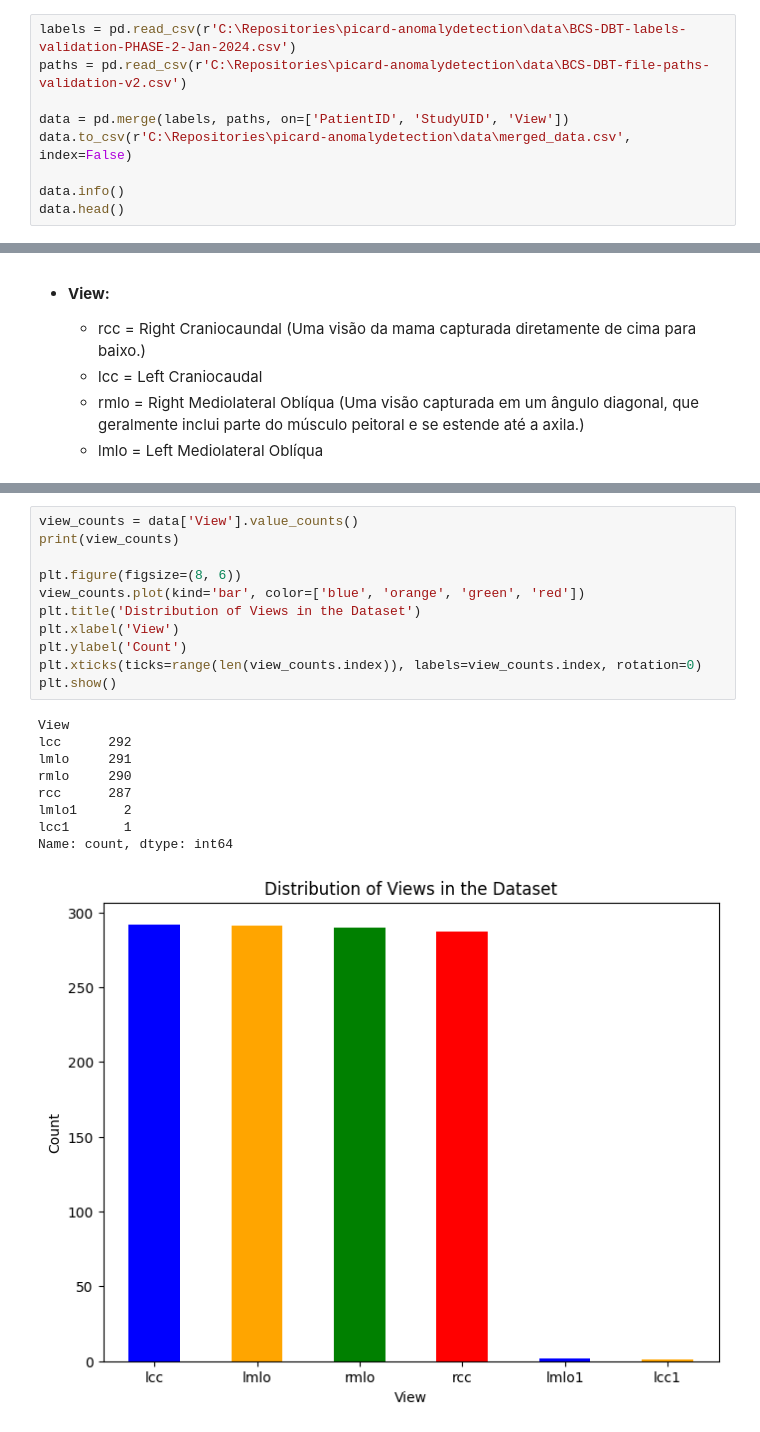
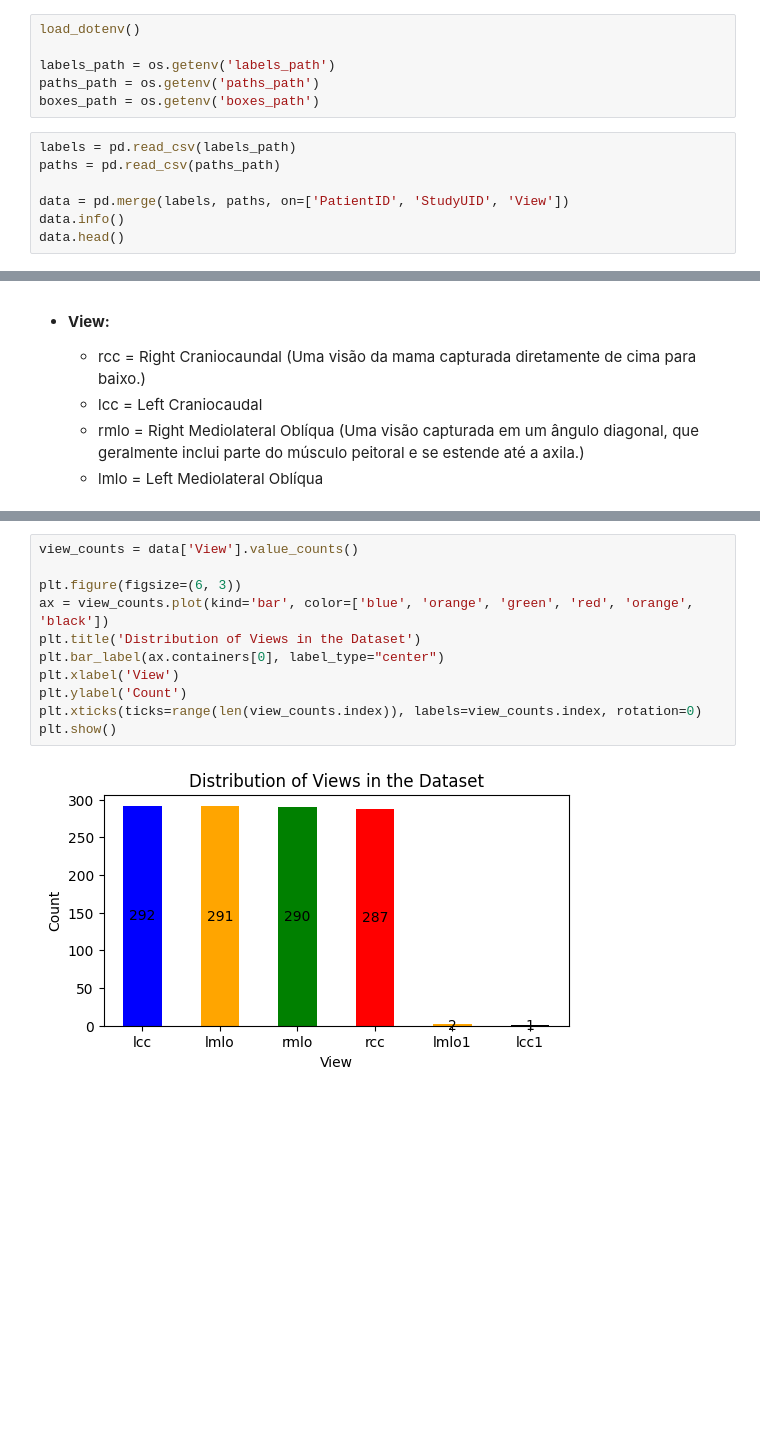
Before and after one commit to Carlos3du/picard-anomalydetection, a Jupyter notebook: cepc/notebooks/aed.ipynb, the cells around one changed output, grey strips where cells are left out. Saved outputs shown, nothing was run; the diff lists cells and outputs as text; blank space fills up the shorter version.

Commit message:
feat: added new aed views

```diff
--- a/cepc/notebooks/aed.ipynb
+++ b/cepc/notebooks/aed.ipynb
@@ -4,10 +6,14 @@ import matplotlib.pyplot as plt
+# %%
+load_dotenv()
+
+labels_path = os.getenv('labels_path')
+paths_path = os.getenv('paths_path')
+boxes_path = os.getenv('boxes_path')
 # %%
-labels = pd.read_csv(r'C:\Repositories\picard-anomalydetection\data\BCS-DBT-labels-validation-PHASE-2-Jan-2024.csv')
-paths = pd.read_csv(r'C:\Repositories\picard-anomalydetection\data\BCS-DBT-file-paths-validation-v2.csv')
+labels = pd.read_csv(labels_path)
+paths = pd.read_csv(paths_path)
 
 data = pd.merge(labels, paths, on=['PatientID', 'StudyUID', 'View'])
-data.to_csv(r'C:\Repositories\picard-anomalydetection\data\merged_data.csv', index=False)
-
 data.info()
 data.head()
 # %% [output]
@@ -49,22 +71,14 @@ Total number of unique patients: 280
 # %%
 view_counts = data['View'].value_counts()
-print(view_counts)
 
-plt.figure(figsize=(8, 6))
-view_counts.plot(kind='bar', color=['blue', 'orange', 'green', 'red'])
+plt.figure(figsize=(6, 3))
+ax = view_counts.plot(kind='bar', color=['blue', 'orange', 'green', 'red', 'orange', 'black'])
 plt.title('Distribution of Views in the Dataset')
+plt.bar_label(ax.containers[0], label_type="center")
 plt.xlabel('View')
 plt.ylabel('Count')
 plt.xticks(ticks=range(len(view_counts.index)), labels=view_counts.index, rotation=0)
 plt.show()
 # %% [output]
-View
-lcc      292
-lmlo     291
-rmlo     290
-rcc      287
-lmlo1      2
-lcc1       1
-Name: count, dtype: int64
-[figure, old version]
+[figure, new version]
 # %%
```
Also changed, not shown: parts of 9 cells of this notebook, 3 other files.
